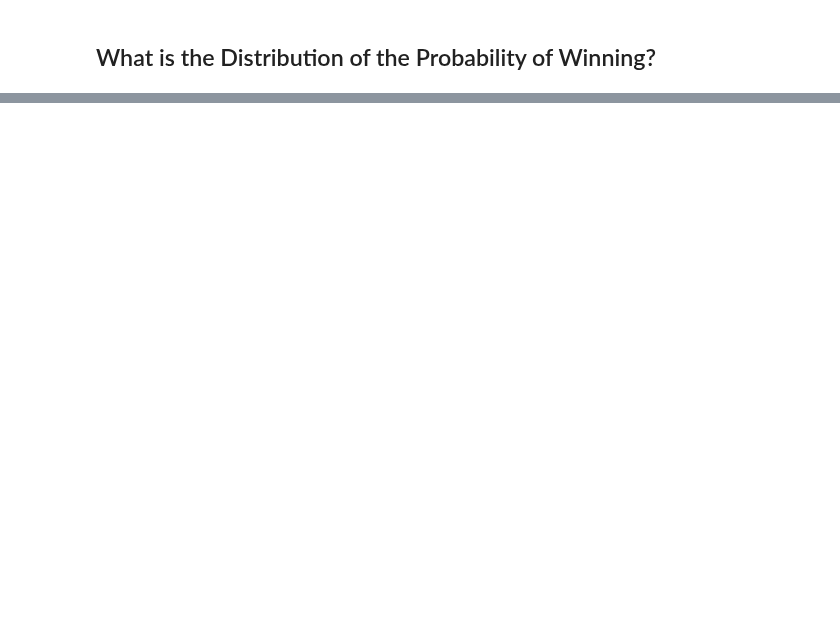
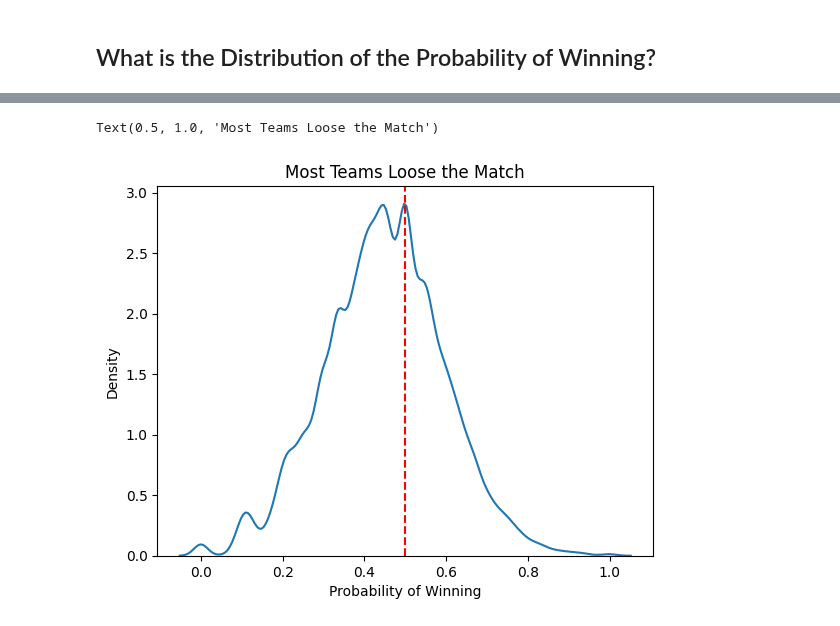
Before and after one commit to FairportRobotics/game-intelligence, a Jupyter notebook: exploratory-data-analysis.ipynb, the cells around one changed output, grey strips where cells are left out. Cells and saved outputs as stored; diff of their text form; code cells hidden in the pictures; blank space fills up the shorter version.

```diff
--- a/exploratory-data-analysis.ipynb
+++ b/exploratory-data-analysis.ipynb
@@ -126,0 +164,8 @@ Text(0.5, 1.0, 'Most Teams Loose the Match')
+# %%
+wins_by_year = match_df[match_df.Alliance == match_df.Winner].groupby(['Team','year']).size().reset_index(name='Wins')
+# Get the total number of matches by team and join the wins
+wins_by_year = pd.merge(match_df.groupby(['Team', 'year']).size().reset_index(name='Matches'), wins_by_year, on=['Team', 'year'], how='left').fillna(0)
+# Get the probability of winning a match
+wins_by_year['Probability of Winning'] = wins_by_year['Wins'] / wins_by_year['Matches']
+wins_by_year = wins_by_year[wins_by_year["Team"]< 9000]
+wins_by_year
@@ -126,0 +186,12 @@ Text(0.5, 1.0, 'Most Teams Loose the Match')
+# %%
+# Select the column we want to display
+viz_data = wins_by_year['Probability of Winning']
+# Create a distribution plot
+graph = sns.kdeplot(viz_data)
+# Add a red dashed line at the median
+graph.axvline(.5, color='r', linestyle='--')
+# Give an informative title
+graph.set_title(f'Most Teams Loose the Match')
+# %% [output]
+Text(0.5, 1.0, 'Most Teams Loose the Match')
+[figure, added]
```
Also changed, not shown: parts of 9 cells of this notebook, 1 other file.
